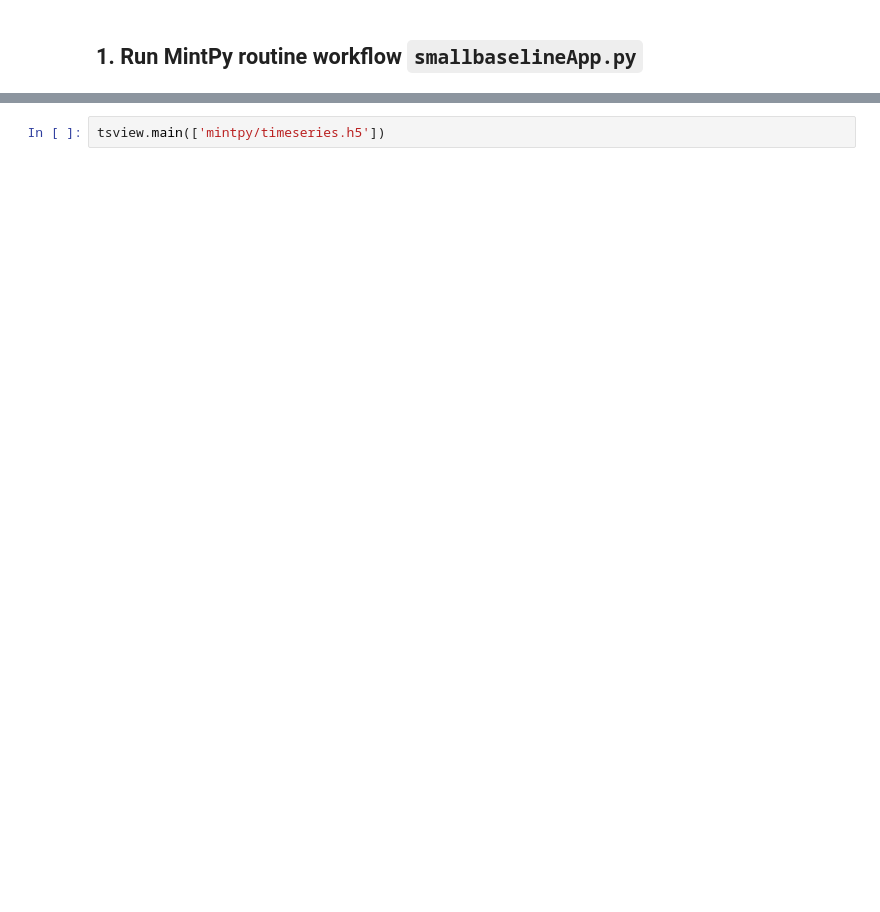
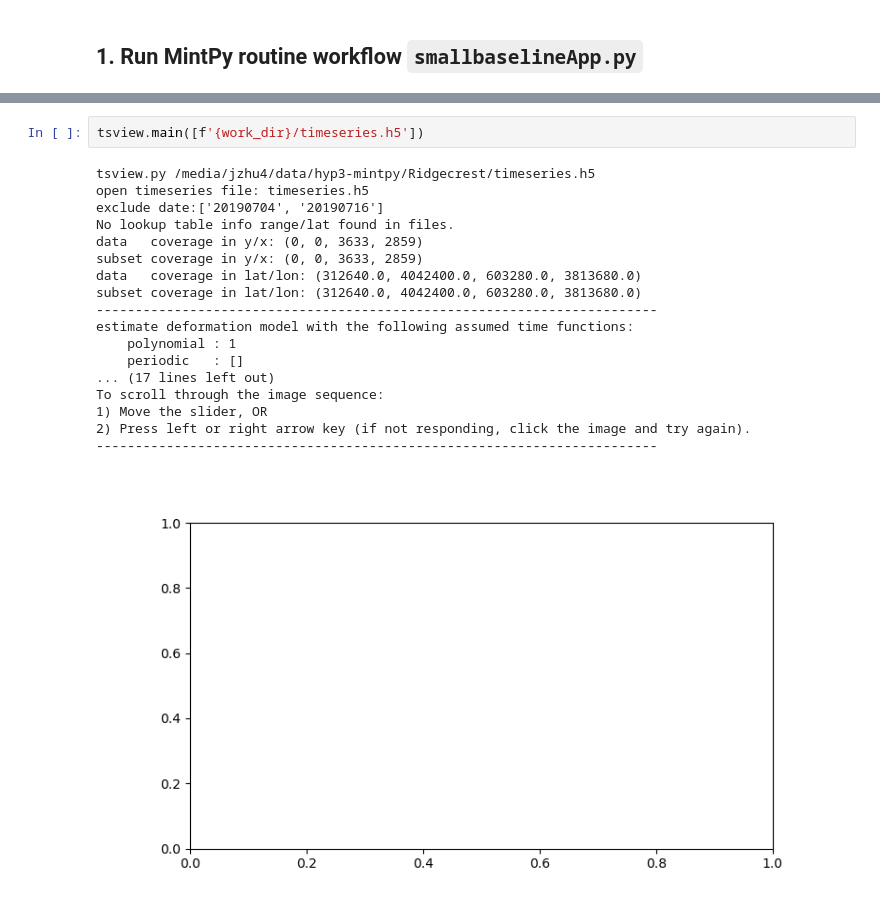
Before and after one commit to insarlab/MintPy-tutorial, a Jupyter notebook: smallbaselineApp_hyp3.ipynb, the cells around one changed output, grey strips where cells are left out. Cells and saved outputs as stored; diff of their text form; blank space fills up the shorter version.

```diff
--- a/smallbaselineApp_hyp3.ipynb
+++ b/smallbaselineApp_hyp3.ipynb
@@ -135,2 +180,21 @@ view.main(['mintpy/velocity.h5'])
 # %%
-tsview.main(['mintpy/timeseries.h5'])
+tsview.main([f'{work_dir}/timeseries.h5'])
+# %% [output]
+tsview.py /media/jzhu4/data/hyp3-mintpy/Ridgecrest/timeseries.h5
+open timeseries file: timeseries.h5
+exclude date:['20190704', '20190716']
+No lookup table info range/lat found in files.
+data   coverage in y/x: (0, 0, 3633, 2859)
+subset coverage in y/x: (0, 0, 3633, 2859)
+data   coverage in lat/lon: (312640.0, 4042400.0, 603280.0, 3813680.0)
+subset coverage in lat/lon: (312640.0, 4042400.0, 603280.0, 3813680.0)
+------------------------------------------------------------------------
+estimate deformation model with the following assumed time functions:
+    polynomial : 1
+    periodic   : []
+... (17 lines left out)
+To scroll through the image sequence:
+1) Move the slider, OR
+2) Press left or right arrow key (if not responding, click the image and try again).
+------------------------------------------------------------------------
+[figure, added]
```
Also changed, not shown: parts of 29 cells of this notebook.
